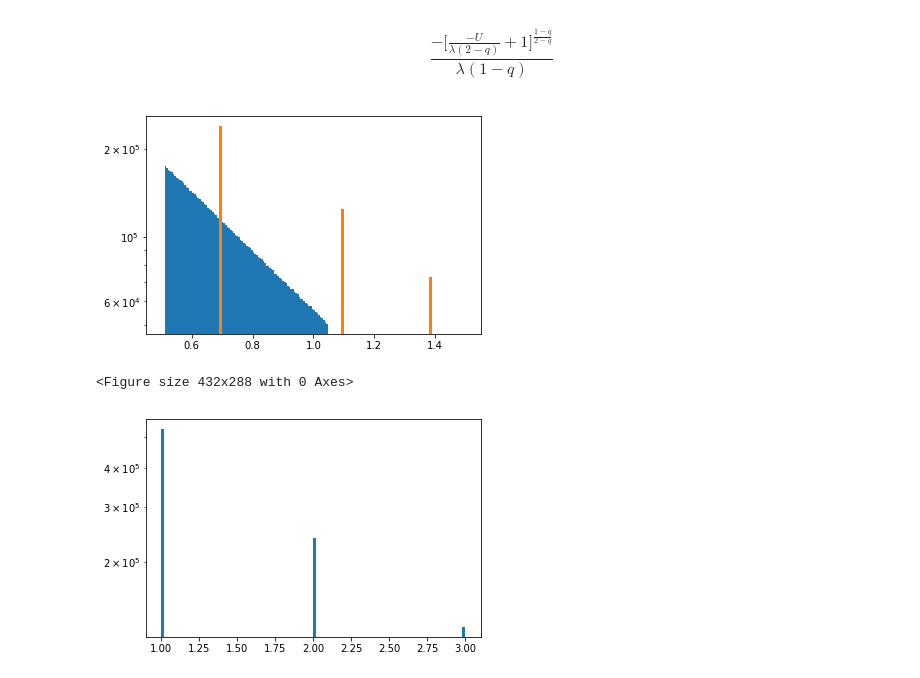
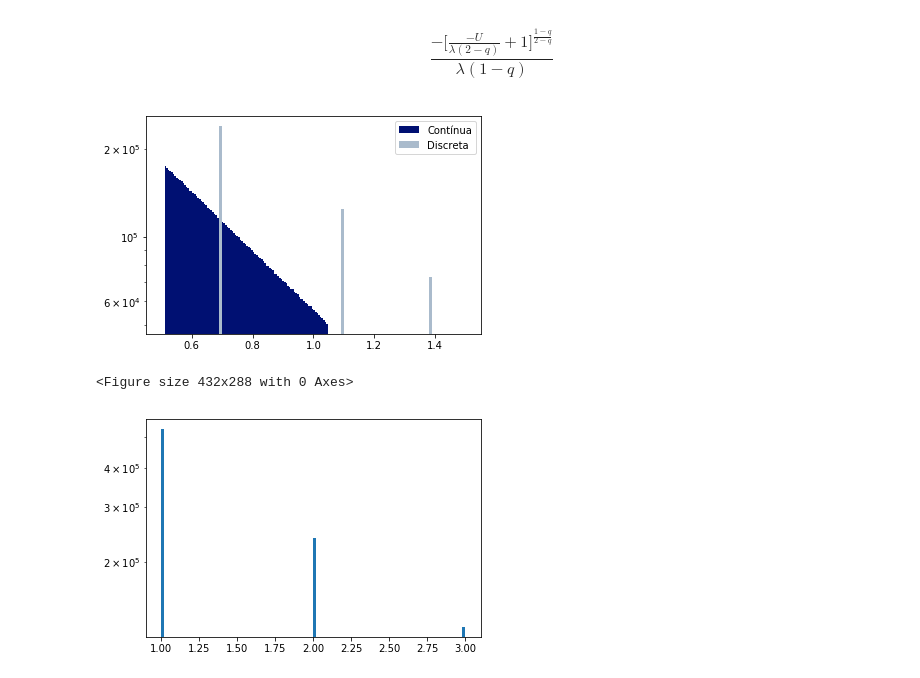
Before and after one commit to marciomacielbastos/Random-Graph, a Jupyter notebook: Distribution Test.ipynb, the cells around one changed output. Drawn from its saved outputs; the diff is of its cells as text; code cells hidden in the pictures.

```diff
--- a/Distribution Test.ipynb
+++ b/Distribution Test.ipynb
@@ -14,12 +14,13 @@ q = 1.3
 # %%
 cont_q = inverse_cdf(λ, q, U)
 # %%
-plt.hist(np.log(cont_q), bins=100, log=True);
-plt.hist(np.log(A), bins=100, log=True, range=(0.5,1.5));
+plt.hist(np.log(cont_q), bins=100, log=True, color='#001072' ,label='Contínua');
+plt.hist(np.log(A), bins=100, log=True, range=(0.5,1.5), color='#AABBCC', label='Discreta');
+plt.legend()
 plt.show()
-plt.savefig("hist.png")
+plt.savefig("Observ.jpg", format='jpg', dpi=1200, bbox_inches = 'tight')
 # %% [output]
-[figure, old version]
+[figure, new version]
 <Figure size 432x288 with 0 Axes>
 # %%
 A = np.loadtxt("/home/marcio/qExp13_2.txt", delimiter=',')
```
